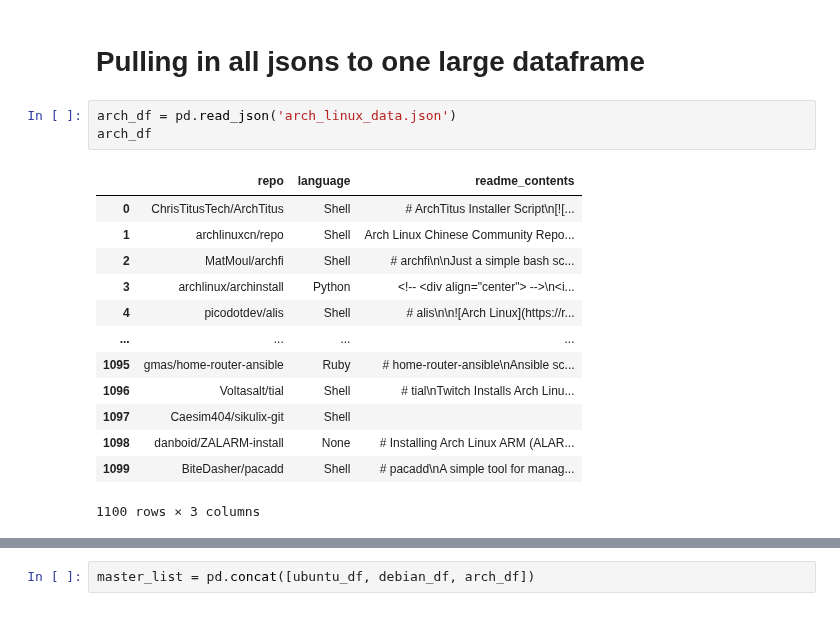
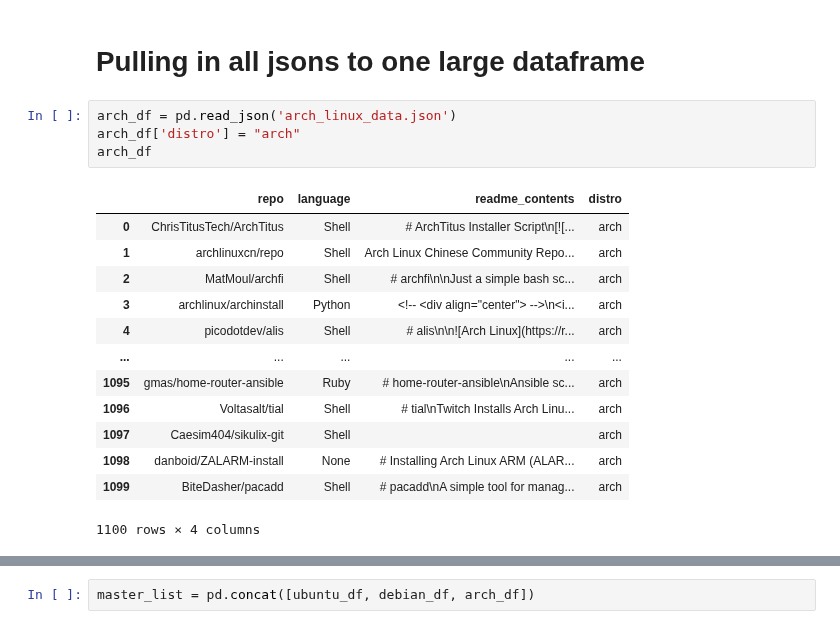
Before and after one commit to jemison-nlp-AnJeSt/github-NLP-project, a Jupyter notebook: andrew_working_file.ipynb, the cells around one changed output, grey strips where cells are left out. Saved outputs shown, nothing was run; the diff lists cells and outputs as text.

```diff
--- a/andrew_working_file.ipynb
+++ b/andrew_working_file.ipynb
@@ -529,20 +572,21 @@ top_20_percentage.plot.barh(stacked=True)
 # Pulling in all jsons to one large dataframe
 # %%
 arch_df = pd.read_json('arch_linux_data.json')
+arch_df['distro'] = "arch"
 arch_df
 # %% [output]
-|  | repo | language | readme_contents |
-| 0 | ChrisTitusTech/ArchTitus | Shell | # ArchTitus Installer Script\n[![... |
-| 1 | archlinuxcn/repo | Shell | Arch Linux Chinese Community Repo... |
-| 2 | MatMoul/archfi | Shell | # archfi\n\nJust a simple bash sc... |
-| 3 | archlinux/archinstall | Python | <!-- <div align="center"> -->\n<i... |
-| 4 | picodotdev/alis | Shell | # alis\n\n![Arch Linux](https://r... |
-| ... | ... | ... | ... |
-| 1095 | gmas/home-router-ansible | Ruby | # home-router-ansible\nAnsible sc... |
-| 1096 | Voltasalt/tial | Shell | # tial\nTwitch Installs Arch Linu... |
-| 1097 | Caesim404/sikulix-git | Shell |  |
-| 1098 | danboid/ZALARM-install | None | # Installing Arch Linux ARM (ALAR... |
-| 1099 | BiteDasher/pacadd | Shell | # pacadd\nA simple tool for manag... |
+|  | repo | language | readme_contents | distro |
+| 0 | ChrisTitusTech/ArchTitus | Shell | # ArchTitus Installer Script\n[![... | arch |
+| 1 | archlinuxcn/repo | Shell | Arch Linux Chinese Community Repo... | arch |
+| 2 | MatMoul/archfi | Shell | # archfi\n\nJust a simple bash sc... | arch |
+| 3 | archlinux/archinstall | Python | <!-- <div align="center"> -->\n<i... | arch |
+| 4 | picodotdev/alis | Shell | # alis\n\n![Arch Linux](https://r... | arch |
+| ... | ... | ... | ... | ... |
+| 1095 | gmas/home-router-ansible | Ruby | # home-router-ansible\nAnsible sc... | arch |
+| 1096 | Voltasalt/tial | Shell | # tial\nTwitch Installs Arch Linu... | arch |
+| 1097 | Caesim404/sikulix-git | Shell |  | arch |
+| 1098 | danboid/ZALARM-install | None | # Installing Arch Linux ARM (ALAR... | arch |
+| 1099 | BiteDasher/pacadd | Shell | # pacadd\nA simple tool for manag... | arch |
-1100 rows × 3 columns
+1100 rows × 4 columns
 # %%
 debian_df = pd.read_json('debian_data.json')
```
Also changed, not shown: parts of 35 cells of this notebook, 1 other file.
